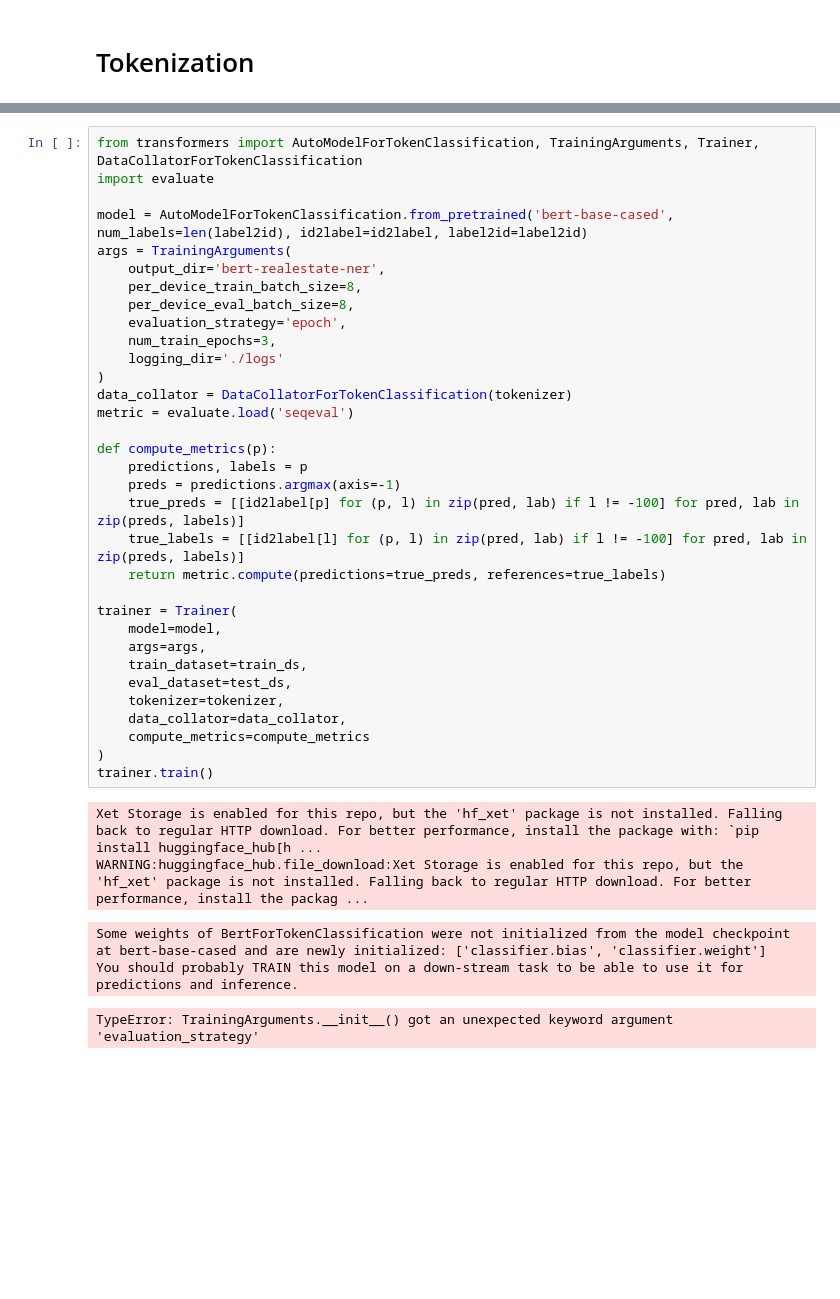
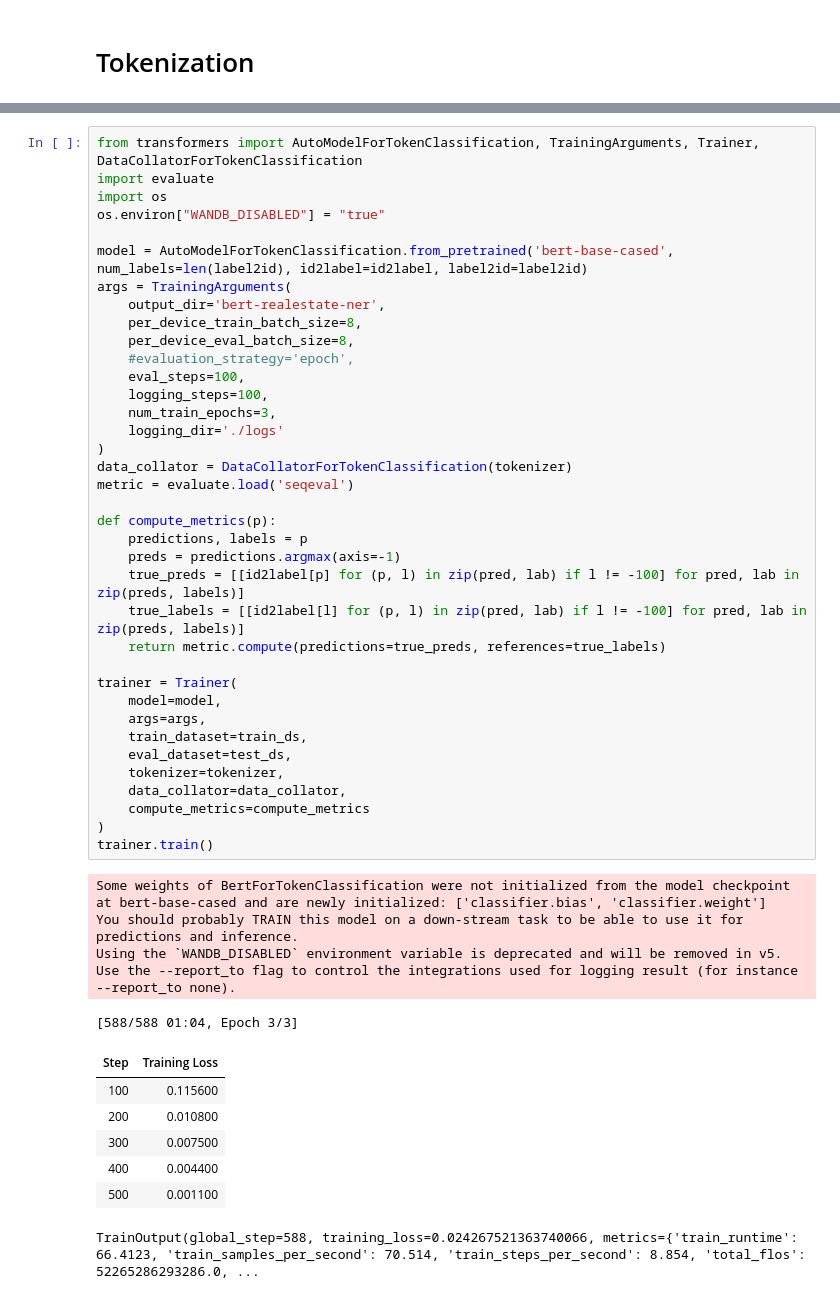
Before and after one commit to mmilannaik/BigOCheatSheet, a Jupyter notebook: NLP_3_Synthetic_NER_from_Housing_BERT NER.ipynb, the cells around one changed output, grey strips where cells are left out. Saved outputs shown, nothing was run; the diff lists cells and outputs as text; blank space fills up the shorter version.

```diff
--- a/NLP_3_Synthetic_NER_from_Housing_BERT NER.ipynb
+++ b/NLP_3_Synthetic_NER_from_Housing_BERT NER.ipynb
@@ -214,39 +223,49 @@ Please note that authentication is recommended but still optional to access publ
 # %%
 from transformers import AutoModelForTokenClassification, TrainingArguments, Trainer, DataCollatorForTokenClassification
 import evaluate
+import os
+os.environ["WANDB_DISABLED"] = "true"
 
 model = AutoModelForTokenClassification.from_pretrained('bert-base-cased', num_labels=len(label2id), id2label=id2label, label2id=label2id)
 args = TrainingArguments(
     output_dir='bert-realestate-ner',
     per_device_train_batch_size=8,
     per_device_eval_batch_size=8,
-    evaluation_strategy='epoch',
+    #evaluation_strategy='epoch',
+    eval_steps=100,
+    logging_steps=100,
     num_train_epochs=3,
     logging_dir='./logs'
 )
 data_collator = DataCollatorForTokenClassification(tokenizer)
 metric = evaluate.load('seqeval')
 
 def compute_metrics(p):
     predictions, labels = p
     preds = predictions.argmax(axis=-1)
     true_preds = [[id2label[p] for (p, l) in zip(pred, lab) if l != -100] for pred, lab in zip(preds, labels)]
     true_labels = [[id2label[l] for (p, l) in zip(pred, lab) if l != -100] for pred, lab in zip(preds, labels)]
     return metric.compute(predictions=true_preds, references=true_labels)
 
 trainer = Trainer(
     model=model,
     args=args,
     train_dataset=train_ds,
     eval_dataset=test_ds,
     tokenizer=tokenizer,
     data_collator=data_collator,
     compute_metrics=compute_metrics
 )
 trainer.train()
 # %% [output]
-Xet Storage is enabled for this repo, but the 'hf_xet' package is not installed. Falling back to regular HTTP download. For better performance, install the package with: `pip install huggingface_hub[h ...
-WARNING:huggingface_hub.file_download:Xet Storage is enabled for this repo, but the 'hf_xet' package is not installed. Falling back to regular HTTP download. For better performance, install the packag ...
+Some weights of BertForTokenClassification were not initialized from the model checkpoint at bert-base-cased and are newly initialized: ['classifier.bias', 'classifier.weight']
+You should probably TRAIN this model on a down-stream task to be able to use it for predictions and inference.
+Using the `WANDB_DISABLED` environment variable is deprecated and will be removed in v5. Use the --report_to flag to control the integrations used for logging result (for instance --report_to none).
-Some weights of BertForTokenClassification were not initialized from the model checkpoint at bert-base-cased and are newly initialized: ['classifier.bias', 'classifier.weight']
-You should probably TRAIN this model on a down-stream task to be able to use it for predictions and inference.
+[588/588 01:04, Epoch 3/3]
+| Step | Training Loss |
+| 100 | 0.115600 |
+| 200 | 0.010800 |
+| 300 | 0.007500 |
+| 400 | 0.004400 |
+| 500 | 0.001100 |
-TypeError: TrainingArguments.__init__() got an unexpected keyword argument 'evaluation_strategy'
+TrainOutput(global_step=588, training_loss=0.024267521363740066, metrics={'train_runtime': 66.4123, 'train_samples_per_second': 70.514, 'train_steps_per_second': 8.854, 'total_flos': 52265286293286.0, ...
```
Also changed, not shown: parts of 4 cells of this notebook.
